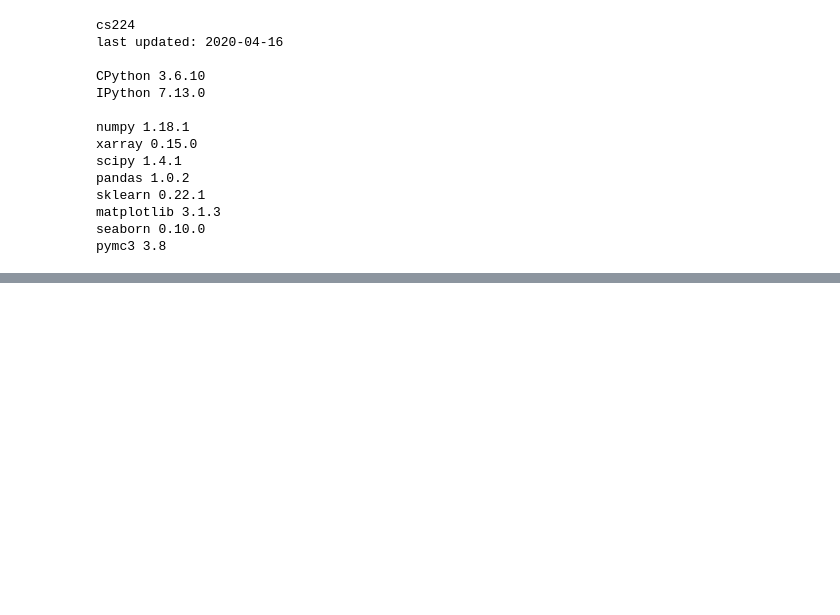
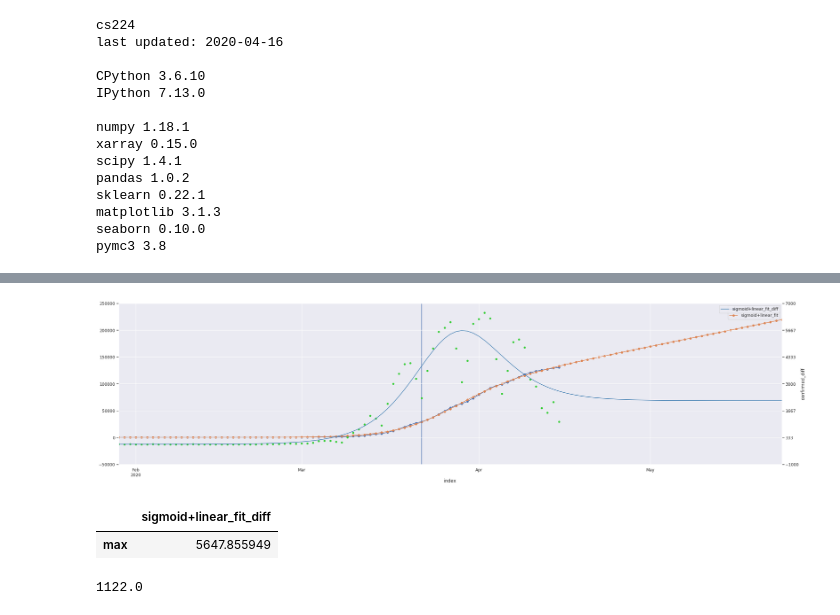
Before and after one commit to cs224/covid-19-data-analysis, a Jupyter notebook: covid-19-rki-data.ipynb, the cells around one changed output, grey strips where cells are left out. Drawn from its saved outputs; the diff is of its cells as text; code cells hidden in the pictures; blank space fills up the shorter version.

```diff
--- a/covid-19-rki-data.ipynb
+++ b/covid-19-rki-data.ipynb
@@ -178,0 +228,27 @@ FileNotFoundError: [Errno 2] File /home/local/cs/workspaces/covid-19-data-analys
+# %%
+country_name, first_date, init_add, restriction_start_date = 'Germany', pd.to_datetime('2020-03-09'), 0, datetime.datetime(2020, 3, 22)
+ldf, lpopt, lpcov, lsqdiff, lgrowthRate, idx, label = covid19.prepare_country_prediction(country_name, in_df=cbr_germany.df, first_date=first_date, init_add=init_add)
+if len(lpopt) == 4:
+    steady_state_rate = lpopt[1] * lpopt[3]
+else:
+    steady_state_rate = 0.0
+print(label, ldf.index[-1], lpopt, lgrowthRate, steady_state_rate)
+fig = plt.figure(figsize=(32,8), dpi=80, facecolor='w', edgecolor='k')
+ax = plt.subplot(1,1,1)
+ldf[['confirmed', label + '_fit']].iloc[1:,:].plot(ax=ax, marker=mpl.path.Path.unit_circle(), markersize=5);
+ax.axvline(restriction_start_date);
+
+ax2 = ax.twinx()
+ldf[[label + '_fit_diff']].iloc[1:,:].plot(ax=ax2, color=['steelblue']);
+lbl = 'confirmed' + '_diff'
+ldf[[lbl]].iloc[1:,:].reset_index().plot.scatter(ax=ax2, x = 'index', y = lbl, c='limegreen')
+
+
+l = len(ax.get_yticks())
+a1 = ax.get_yticks()[0]
+e1 = ax.get_yticks()[-1]
+a2 = ax2.get_yticks()[0]
+e2 = ax2.get_yticks()[-1]
+ax.set_yticks(np.linspace(a1, e1, l));
+ax2.set_yticks(np.linspace(a2, e2, l));
+# %% [output]
@@ -178,0 +256,12 @@ FileNotFoundError: [Errno 2] File /home/local/cs/workspaces/covid-19-data-analys
+[figure, added]
+# %%
+ldf[[label + '_fit_diff']].apply(['max'])
+# %% [output]
+|  | sigmoid+linear_fit_diff |
+| max | 5647.855949 |
+# %%
+lds = ldf['confirmed']
+idx = lds.index.get_loc(lds.last_valid_index())
+lds.iloc[idx] - lds.iloc[idx-1]
+# %% [output]
+1122.0
```
Also changed, not shown: parts of 35 cells of this notebook, 2 other files.
